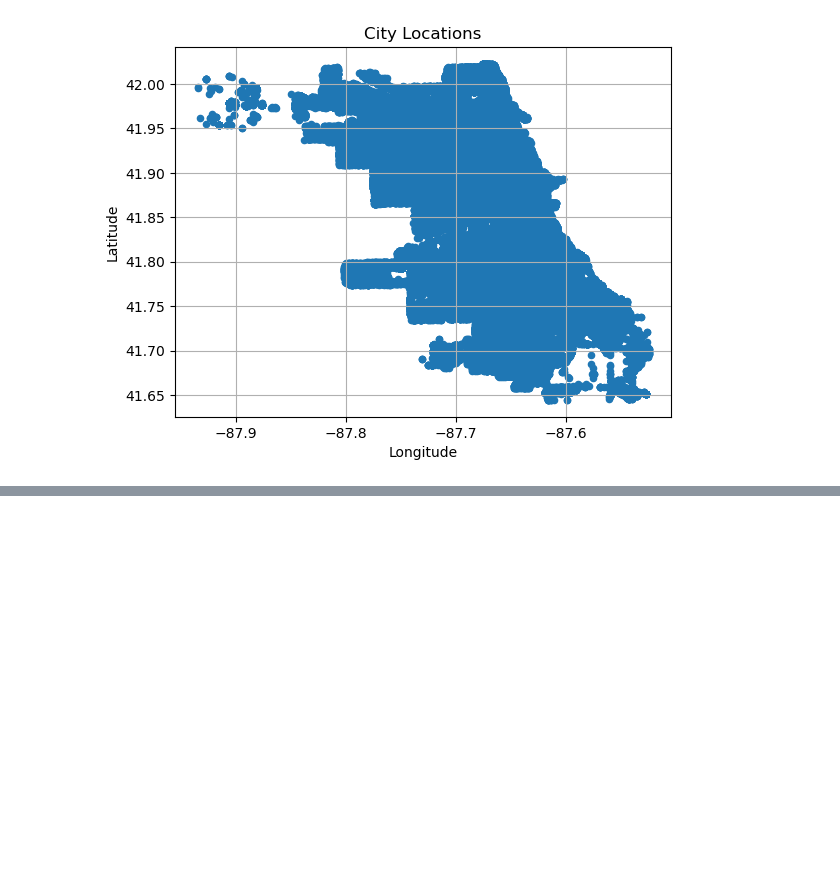
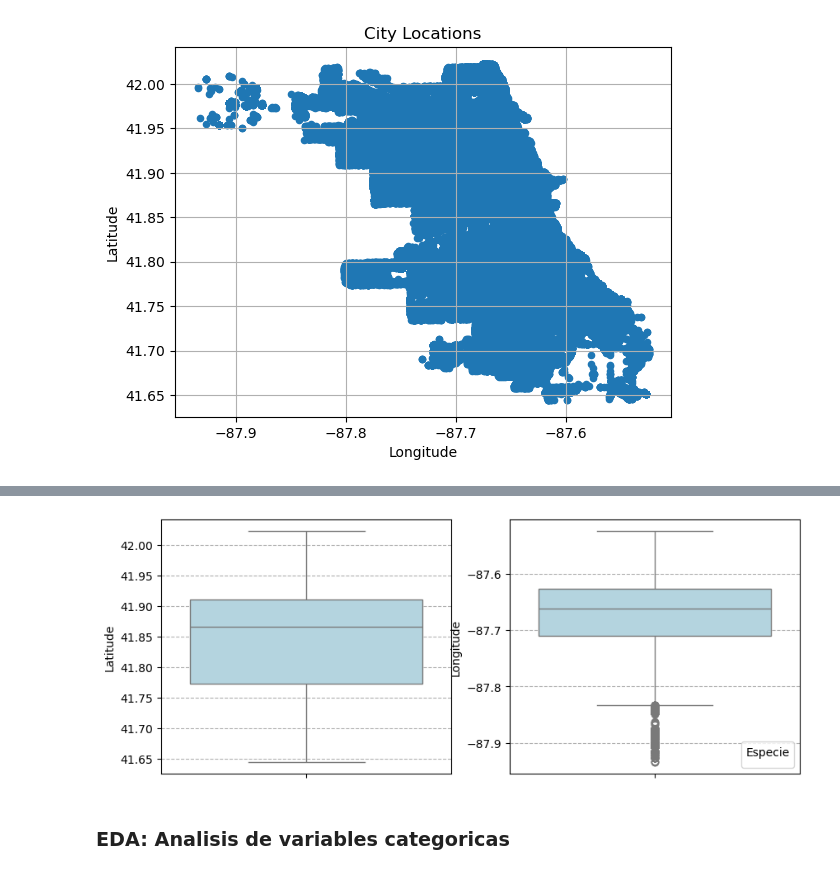
Before and after one commit to cralbert/analisis_datos, a Jupyter notebook: tp/tp.ipynb, the cells around one changed output, grey strips where cells are left out. Saved outputs shown, nothing was run; the diff lists cells and outputs as text; code cells hidden in the pictures; blank space fills up the shorter version.

```diff
--- a/tp/tp.ipynb
+++ b/tp/tp.ipynb
@@ -191,0 +277,16 @@ plt.show()
+# %%
+fig, ax = plt.subplots(1, 2, figsize=(10, 4))
+
+sns.boxplot(data=df, y='Latitude', color="lightblue", ax=ax[0])
+sns.boxplot(data=df, y='Longitude', color="lightblue", ax=ax[1])         # con seaborn-0.13.2
+
+ax[0].grid(axis='y', ls='--')
+ax[1].grid(axis='y', ls='--')
+plt.legend(title='Especie', loc='lower right')
+
+
+plt.show()
+# %% [output]
+[figure, added]
+# %% [markdown]
+### EDA: Analisis de variables categoricas
```
Also changed, not shown: parts of 37 cells of this notebook, 1 other file.
